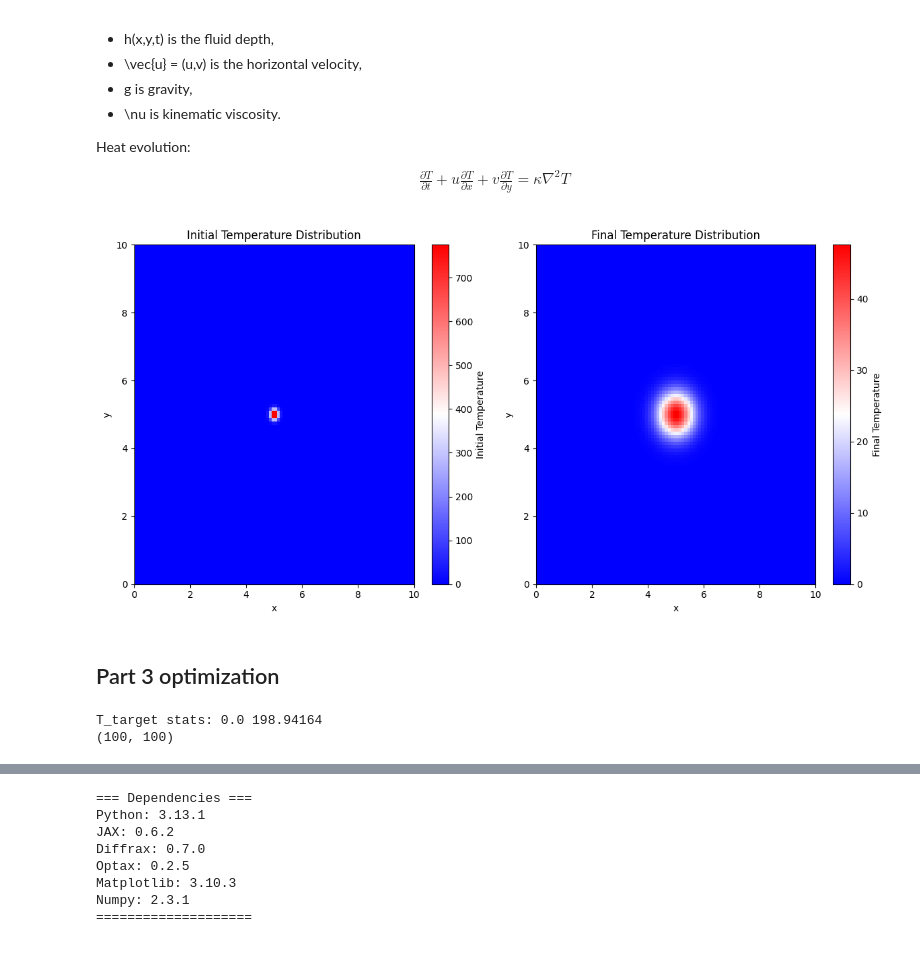
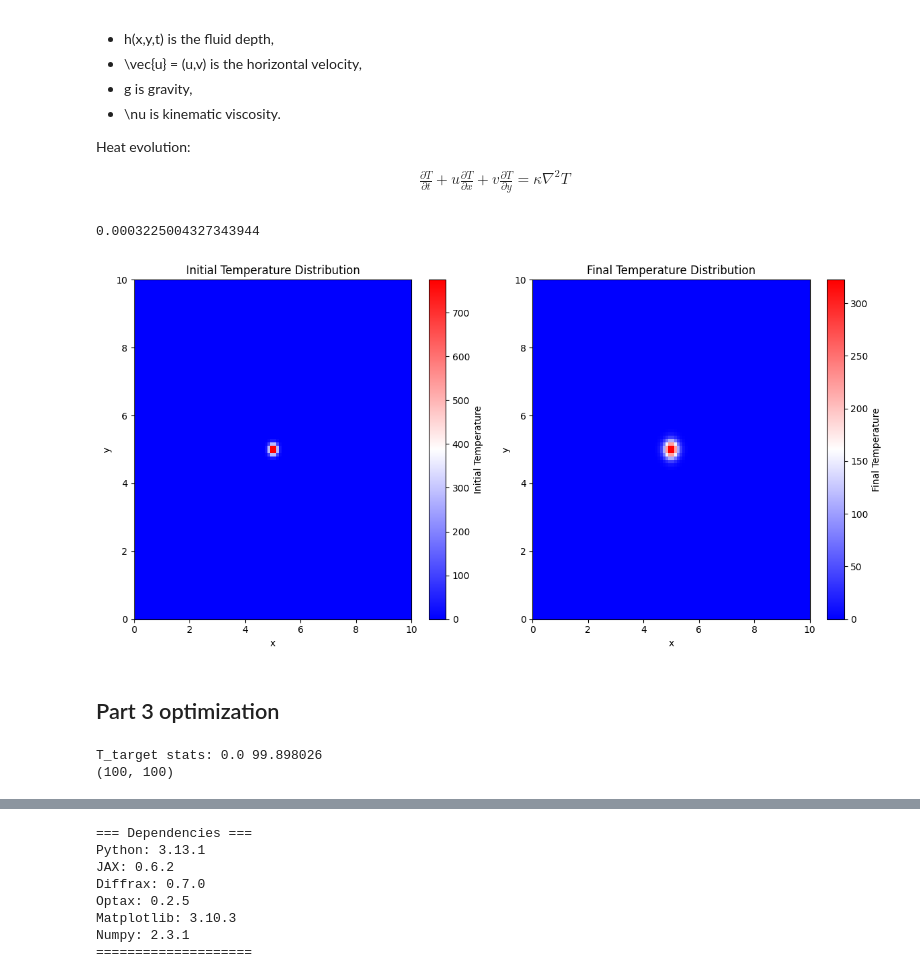
Before and after one commit to jessicakzhang/differential-envopt, a Jupyter notebook: simplified_NS_model/heat_NS_optimization.ipynb, the cells around one changed output, grey strips where cells are left out. Saved outputs shown, nothing was run; the diff lists cells and outputs as text; code cells hidden in the pictures.

```diff
--- a/simplified_NS_model/heat_NS_optimization.ipynb
+++ b/simplified_NS_model/heat_NS_optimization.ipynb
@@ -93,11 +93,13 @@ Heat evolution:
 # Parameters
 f = 1e-4    # Coriolis parameter (s^-1)
 nu = 10    # Viscosity
-diffusivity = 0.01
+diffusivity = 0.001
 Lx = 10 # Domain size in x (m)
 Ly = 10 # Domain size in y (m)
 nx = 100     # Grid points in x
 ny = 100    # Grid points in y
+H = 100 # Initial height (m)
+g = 9.81
 
 # Create grid
 x = jnp.linspace(0, Lx, nx)
@@ -105,6 +107,11 @@ y = jnp.linspace(0, Ly, ny)
 dx = Lx / (nx - 1)
 dy = Ly / (ny - 1)
 X, Y = jnp.meshgrid(x, y, indexing='ij')
+dt = 0.1*min(dx, dy)/np.sqrt(g*H)
+# %%
+print(dt)
+# %% [output]
+0.0003225004327343944
 # %%
 def gradient(field, dx, dy):
     df_dx = (jnp.roll(field, -1, axis=0) - jnp.roll(field, 1, axis=0)) / (2 * dx)
@@ -150,6 +157,13 @@ def shallow_water_rhs(t, state, args):
     # Heat transport
     dT_dt = - adv_T + kappa * lap_T
 
+    '''
+    jax.debug.print("t={:.2f}", t)
+    jax.debug.print("T stats: min={:.2e}, max={:.2e}", jnp.min(T), jnp.max(T))
+    jax.debug.print("h stats: min={:.2e}, max={:.2e}", jnp.min(h), jnp.max(h))
+    jax.debug.print("u stats: min={:.2e}, max={:.2e}", jnp.min(u), jnp.max(u))
+    jax.debug.print("v stats: min={:.2e}, max={:.2e}", jnp.min(v), jnp.max(v))
+    '''
     return du_dt, dv_dt, dh_dt, dT_dt
 # %%
 @jax.jit
@@ -157,19 +171,19 @@ def simulate(u0, v0, h0, T0, t_end):
     initial_state = (u0, v0, h0, T0)
 
     term = diffrax.ODETerm(shallow_water_rhs)
-    solver = diffrax.Tsit5()
+    solver = diffrax.Dopri5()
 
-    args = (9.81, nu, diffusivity, dx, dy)  # typical g = 9.81 m/s^2
+    args = (g, nu, diffusivity, dx, dy)  # typical g = 9.81 m/s^2
 
     solution = diffrax.diffeqsolve(
         term,
         solver,
         t0=0,
         t1=t_end,
-        dt0=0.01,
+        dt0=dt,
         y0=initial_state,
         args=args,
-        max_steps=10_000,
+        max_steps=1000000,
     )
 
     u_final, v_final, h_final, T_final = solution.ys
@@ -185,50 +199,45 @@ sigma_y = 0.1  # std in y
 gaussian = 1e3 * jnp.exp(-(((X - x0) ** 2) / (2 * sigma_x ** 2) +
                     ((Y - y0) ** 2) / (2 * sigma_y ** 2)))
 
 # Initial conditions
 u0 = jnp.zeros_like(X)
 v0 = jnp.zeros_like(X)
 h0 = jnp.ones_like(X)  # flat water depth
 T0 = jnp.array(gaussian, dtype=jnp.float32)
-
-u_final, v_final, h_final, T_final = simulate(u0, v0, h0, T0, t_end=10)
-# Small initial flow
-u0 = jnp.zeros_like(h0)
-v0 = jnp.zeros_like(h0)
 u_final, v_final, h_final, T_final = simulate(u0, v0, h0, T0, t_end=10)
 
 # Plotting
 plt.figure(figsize=(12,6))
 # plot initial and final temperature distributions
 plt.subplot(1, 2, 1)
 plt.imshow(T0, extent=(0, Lx, 0, Ly), origin='lower', aspect='auto', cmap='bwr')
 plt.colorbar(label='Initial Temperature')
 plt.title('Initial Temperature Distribution')
 plt.xlabel('x')
 plt.ylabel('y')
 
 plt.subplot(1, 2, 2)
 plt.imshow(T_final[0], extent=(0, Lx, 0, Ly), origin='lower', aspect='auto', cmap='bwr')
 plt.colorbar(label='Final Temperature')
 plt.title('Final Temperature Distribution')
 plt.xlabel('x')
 plt.ylabel('y')
 
 plt.tight_layout()
 plt.show()
 # %% [output]
-[figure, old version]
+[figure, new version]
 # %% [markdown]
 ## Part 3 optimization
 # %%
 # New target: shifted + stretched
-x0_target = Lx * 0.1  # Near left border
-y0_target = Ly * 0.9  # Near top border
+x0_target = Lx * 0.2  # Near left border
+y0_target = Ly * 0.8  # Near top border
 
-sigma_x_target = 0.5   # 5× wider in x
-sigma_y_target = 0.1
+sigma_x_target = 1
+sigma_y_target = 0.5
 
-amplitude_target = 1e3 / 5  # Scale down to balance area
+amplitude_target = 1e3 / 10  # Scale down to balance area
 
 T_target = amplitude_target * jnp.exp(-(((X - x0_target) ** 2) / (2 * sigma_x_target ** 2)
       + ((Y - y0_target) ** 2) / (2 * sigma_y_target ** 2))
@@ -239,7 +248,7 @@ T_initial = T0 #Lx = 10 =Ly, nx = ny = 100
 
 print(T_target.shape)
 # %% [output]
-T_target stats: 0.0 198.94164
+T_target stats: 0.0 99.898026
 (100, 100)
 # %%
 def loss_fn(u0, v0, h0, T0, T_target):
```
Also changed, not shown: parts of 4 cells of this notebook, 1 other file.
